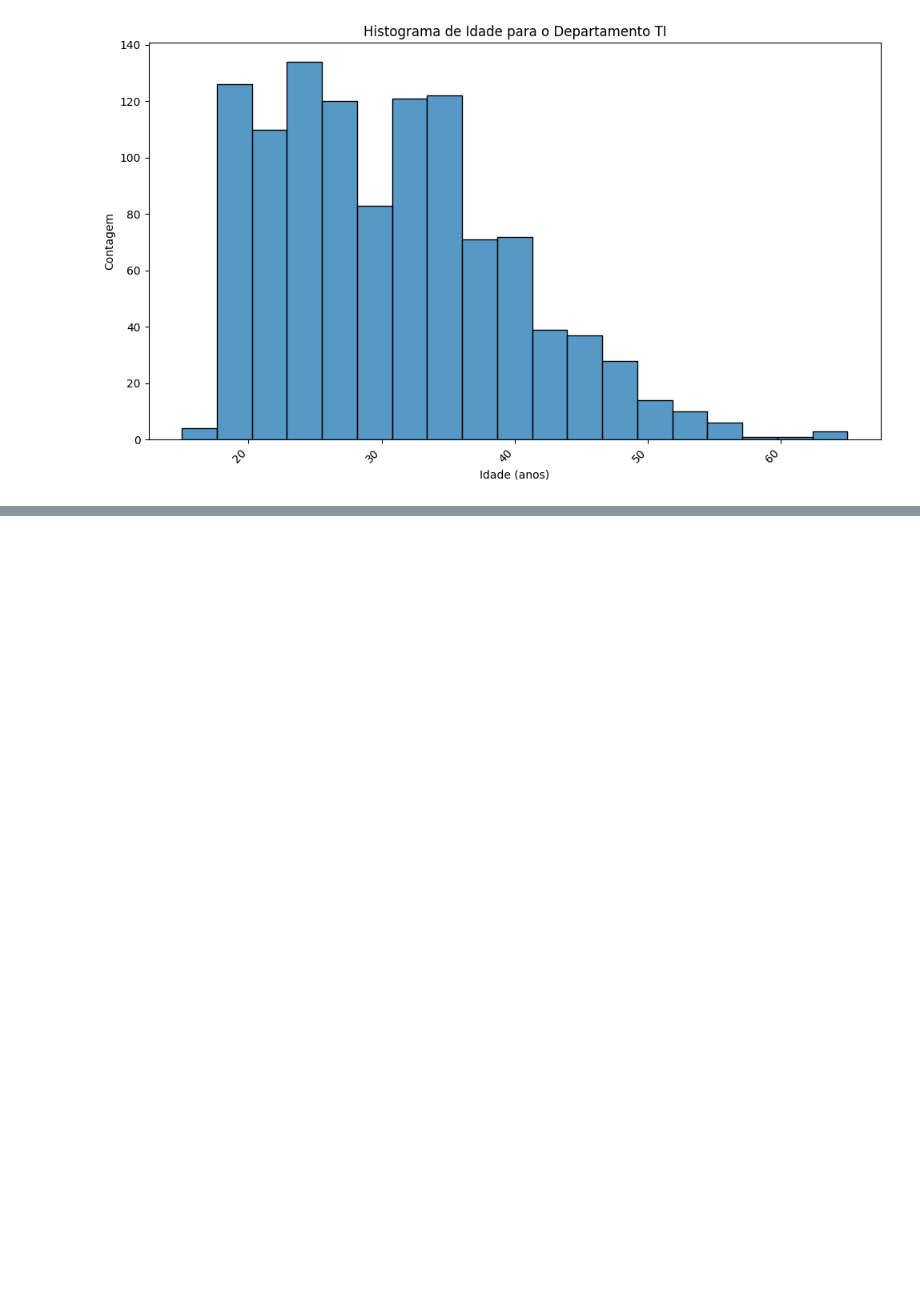
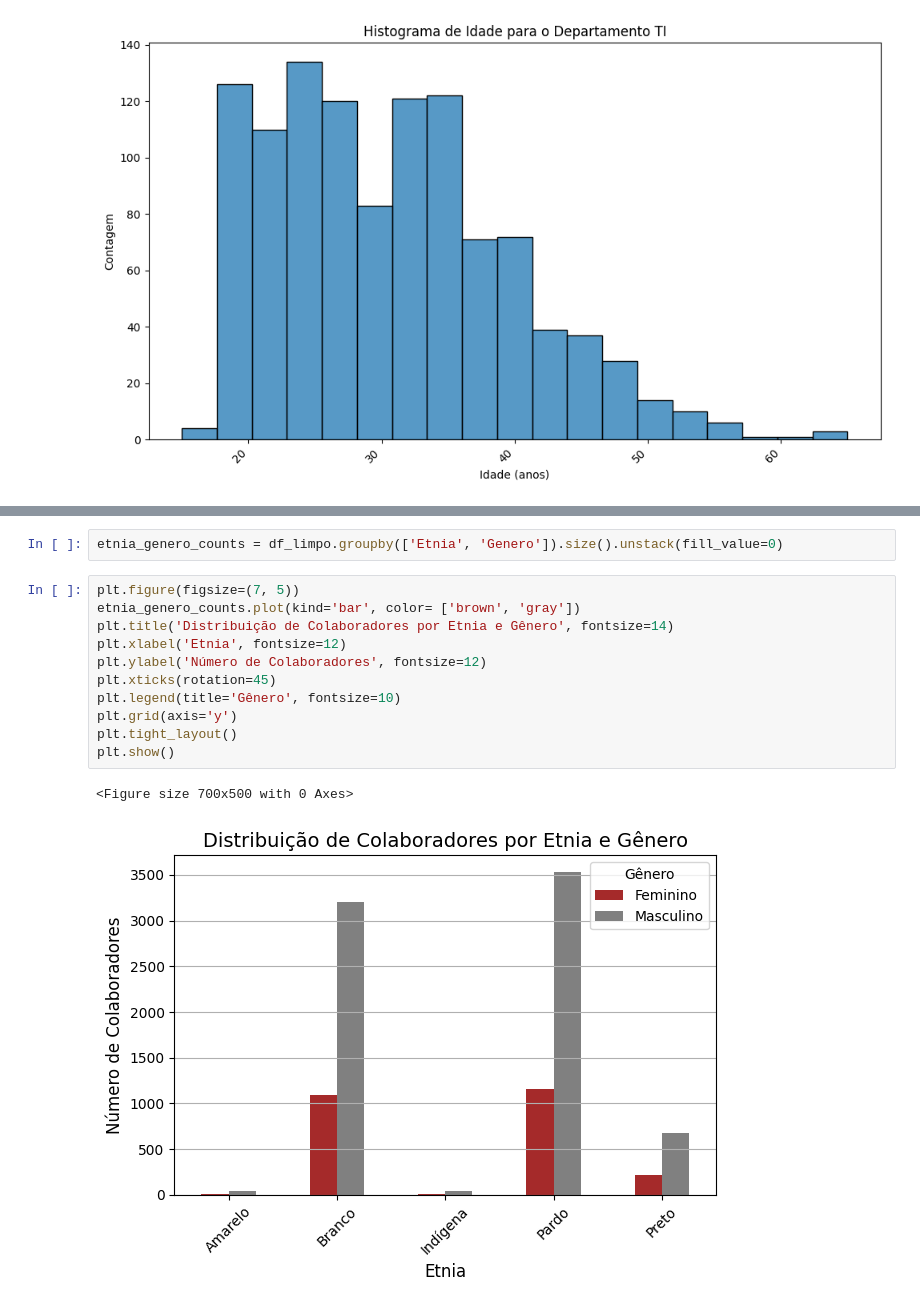
Before and after one commit to Ada-Empregabilidade/adahack-2024-dados, a Jupyter notebook: Entregas/DD-08/codigo.ipynb, the cells around one changed output, grey strips where cells are left out. Drawn from its saved outputs; the diff is of its cells as text; blank space fills up the shorter version.

```diff
--- a/Entregas/DD-08/codigo.ipynb
+++ b/Entregas/DD-08/codigo.ipynb
@@ -542,0 +567,16 @@ for departamento in departamentos:
+# %%
+etnia_genero_counts = df_limpo.groupby(['Etnia', 'Genero']).size().unstack(fill_value=0)
+# %%
+plt.figure(figsize=(7, 5))
+etnia_genero_counts.plot(kind='bar', color= ['brown', 'gray'])
+plt.title('Distribuição de Colaboradores por Etnia e Gênero', fontsize=14)
+plt.xlabel('Etnia', fontsize=12)
+plt.ylabel('Número de Colaboradores', fontsize=12)
+plt.xticks(rotation=45)
+plt.legend(title='Gênero', fontsize=10)
+plt.grid(axis='y')
+plt.tight_layout()
+plt.show()
+# %% [output]
+<Figure size 700x500 with 0 Axes>
+[figure, added]
```
Also changed, not shown: parts of 15 cells of this notebook, 1 other file.
